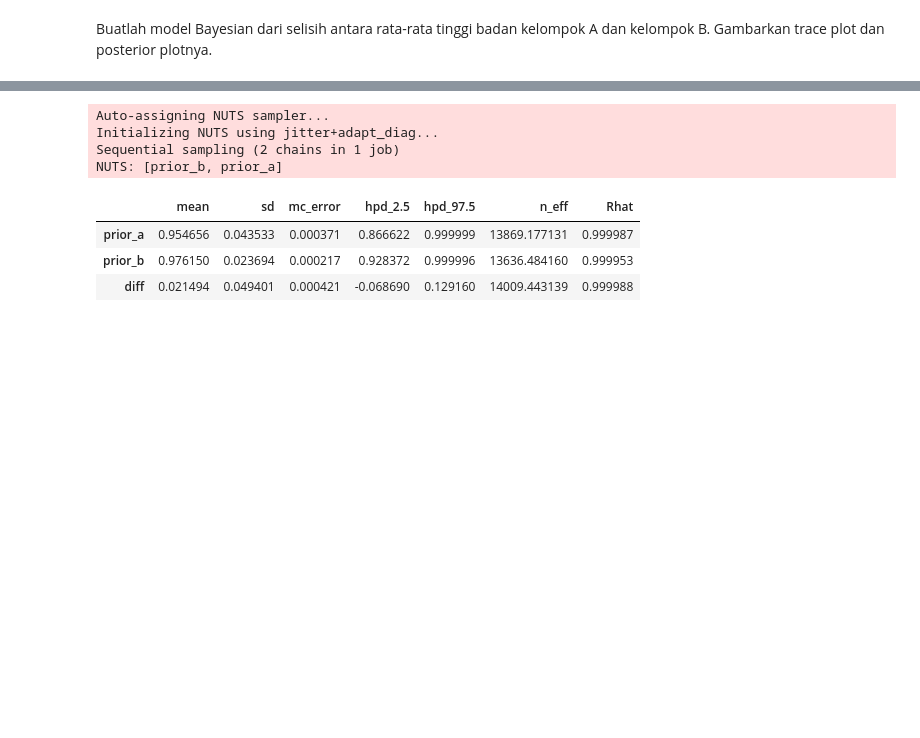
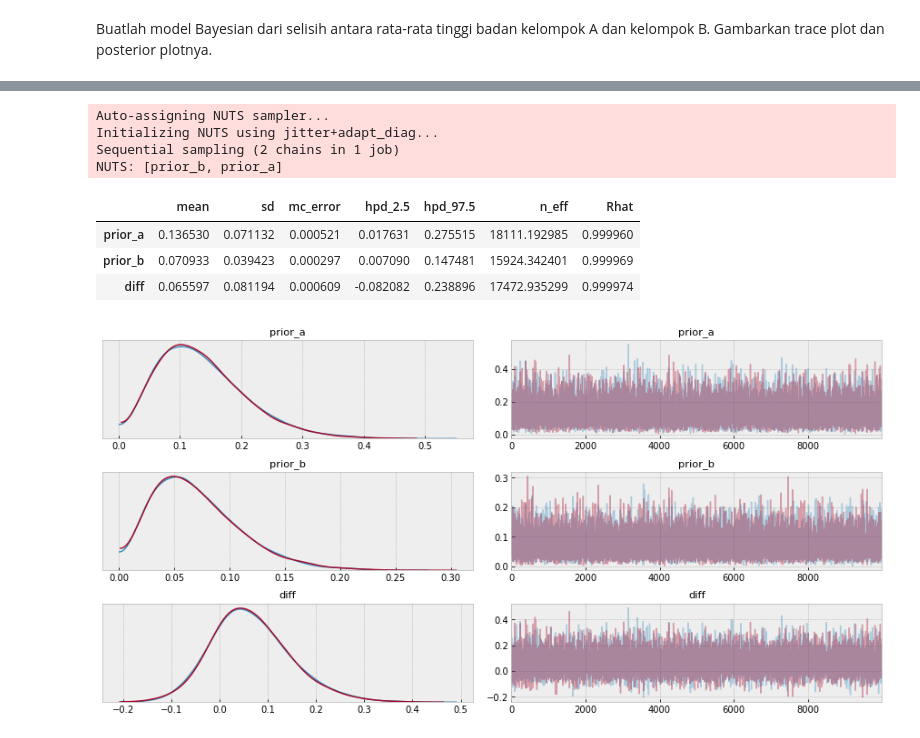
Before and after one commit to satrio-hw/probabilistic-programming, a Jupyter notebook: tugas4_0102517023.ipynb, the cells around one changed output, grey strips where cells are left out. Cells and saved outputs as stored; diff of their text form; code cells hidden in the pictures; blank space fills up the shorter version.

```diff
--- a/tugas4_0102517023.ipynb
+++ b/tugas4_0102517023.ipynb
@@ -209,23 +231,26 @@ data in group B :  40
 with pm.Model() as model_no2:
     # kode Anda di sini
     p_heightA = pm.Beta('prior_a', alpha=1, beta=1) #prior height A
-    solved_heightA = pm.Binomial('hA', n=20, p=p_heightA, observed=20)
+    sesuairatarata_heightA = pm.Binomial('hA', n=20, p=p_heightA, observed=2)
 
     p_heightB = pm.Beta('prior_b', alpha=1, beta=1) #prior height B
-    solved_heightB = pm.Binomial('hB', n=40, p=p_heightB, observed=40)
+    sesuairatarata_heightB = pm.Binomial('hB', n=40, p=p_heightB, observed=2)
 
-    diff = pm.Deterministic('diff', p_heightB - p_heightA)
+    diff = pm.Deterministic('diff', p_heightA - p_heightB)
 
     trace_modelno2 = pm.sample(10000)
+
+pm.summary(trace_modelno2)
 # %% [output]
 Auto-assigning NUTS sampler...
 Initializing NUTS using jitter+adapt_diag...
 Sequential sampling (2 chains in 1 job)
 NUTS: [prior_b, prior_a]
+|  | mean | sd | mc_error | hpd_2.5 | hpd_97.5 | n_eff | Rhat |
+| prior_a | 0.136530 | 0.071132 | 0.000521 | 0.017631 | 0.275515 | 18111.192985 | 0.999960 |
+| prior_b | 0.070933 | 0.039423 | 0.000297 | 0.007090 | 0.147481 | 15924.342401 | 0.999969 |
+| diff | 0.065597 | 0.081194 | 0.000609 | -0.082082 | 0.238896 | 17472.935299 | 0.999974 |
 # %%
-pm.summary(trace_modelno2)
+pm.traceplot(trace_modelno2);
 # %% [output]
-|  | mean | sd | mc_error | hpd_2.5 | hpd_97.5 | n_eff | Rhat |
-| prior_a | 0.954656 | 0.043533 | 0.000371 | 0.866622 | 0.999999 | 13869.177131 | 0.999987 |
-| prior_b | 0.976150 | 0.023694 | 0.000217 | 0.928372 | 0.999996 | 13636.484160 | 0.999953 |
-| diff | 0.021494 | 0.049401 | 0.000421 | -0.068690 | 0.129160 | 14009.443139 | 0.999988 |
+[figure, added]
```
Also changed, not shown: parts of 26 cells of this notebook.
